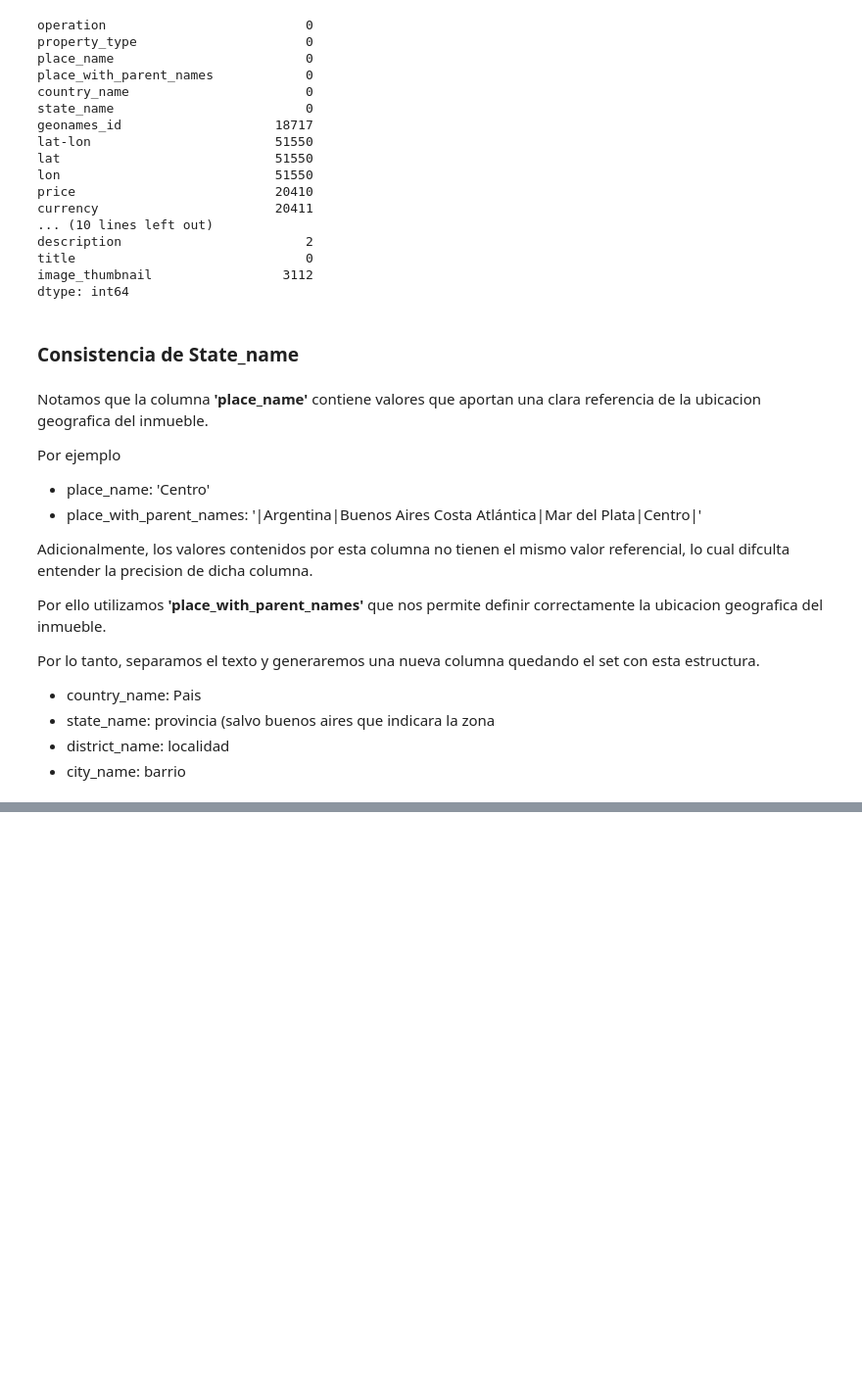
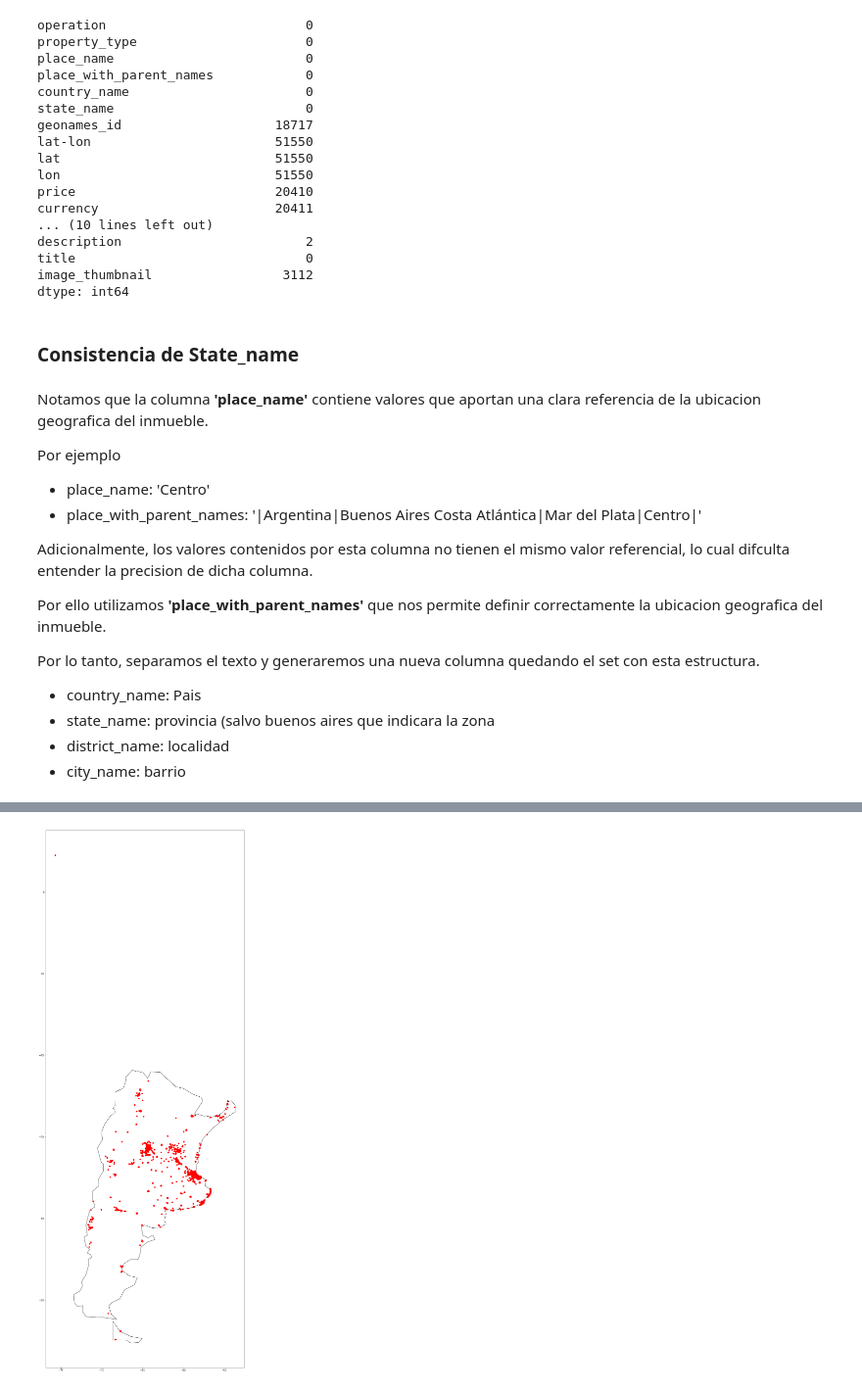
Before and after one commit to rgvillar/properati, a Jupyter notebook: Properati.ipynb, the cells around one changed output, grey strips where cells are left out. Shown at 98% size. Drawn from its saved outputs; the diff is of its cells as text; code cells hidden in the pictures; blank space fills up the shorter version.

```diff
--- a/Properati.ipynb
+++ b/Properati.ipynb
@@ -407,0 +329,9 @@ city_name
+# %%
+dfgeonames_raw=pd.read_csv('AR.txt',delimiter='\t',header=None)
+dfgeonames=dfgeonames_raw.loc[:,[0,1]]
+dfgeonames.rename(columns={0:'geonames_id',1:'district_geo'},inplace=True)
+dfgeonames
+
+dfprop_placenull = (dfprop['city_name'].isnull() == True) & (dfprop['geonames_id'].isna() == False)
+
+dfprop=pd.merge(dfprop,dfgeonames,how='left',left_on='geonames_id',right_on='geonames_id')
@@ -407,0 +388,4 @@ city_name
+# %%
+dfprop_city_equal_district=dfprop['city_name'] == dfprop['district_name']
+dfprop.loc[dfprop_city_equal_district,'city_name']=np.nan
+dfprop
@@ -407,0 +423,64 @@ city_name
+# %%
+#!pip install geopandas
+#!pip install matplotlib
+#!pip install descartes
+#!pip install folium
+#!conda install -y rtree
+
+import geopandas
+import shapely.wkt
+import rtree
+pd.options.display.max_rows = 10
+import matplotlib.pyplot as plt
+%matplotlib inline
+
+from shapely.geometry import Point
+
+#Funcion para crear puntos a partir del lat-lon
+def from_x_y(df, x, y):
+    gdf = geopandas.GeoDataFrame(df.drop([x, y], axis=1),
+                                crs={'init': 'epsg:4326'},
+                                geometry=[Point(xy) for xy in zip(df[x], df[y])])
+    return gdf
+
+
+
+# Obtenemos el polygon de Argentina
+
+world = geopandas.read_file(geopandas.datasets.get_path('naturalearth_lowres'))
+
+cities = geopandas.read_file(geopandas.datasets.get_path('naturalearth_cities'))
+
+# For attribute join
+country_shapes = world[['geometry', 'iso_a3']]
+
+country_names = world[['name', 'iso_a3']]
+
+# For spatial join
+countries = world[['geometry', 'name']]
+
+countries = countries.rename(columns={'name':'country'})
+
+#Mascara para filtrar solo el ploygon de Argentina
+mask=country_names['name']=='Argentina'
+
+country_shapes = country_shapes.merge(country_names[mask], on='iso_a3')
+
+country_shapes.head()
+
+crs = {'init': 'epsg:4326'}
+
+# Mascara para filtrar solo inmuebles con lat-lon
+latlon_not_null=((dfprop['lat'].isnull() == False) &(dfprop['lon'].isnull() == False))
+
+#Creo puntos a partir del lat-lon
+ubicaciones = from_x_y(dfprop.loc[latlon_not_null,['lon','lat']], "lon", "lat")
+
+# Creo subplots
+fig, ax = plt.subplots(figsize=(60,40))
+ax.set_aspect('equal')
+country_shapes.plot(ax=ax, color = 'white', edgecolor = 'black')
+ubicaciones.plot(ax=ax, marker='o', color='red', markersize=25)
+plt.show();
+# %% [output]
+[figure, added]
```
Also changed, not shown: parts of 16 cells of this notebook.
